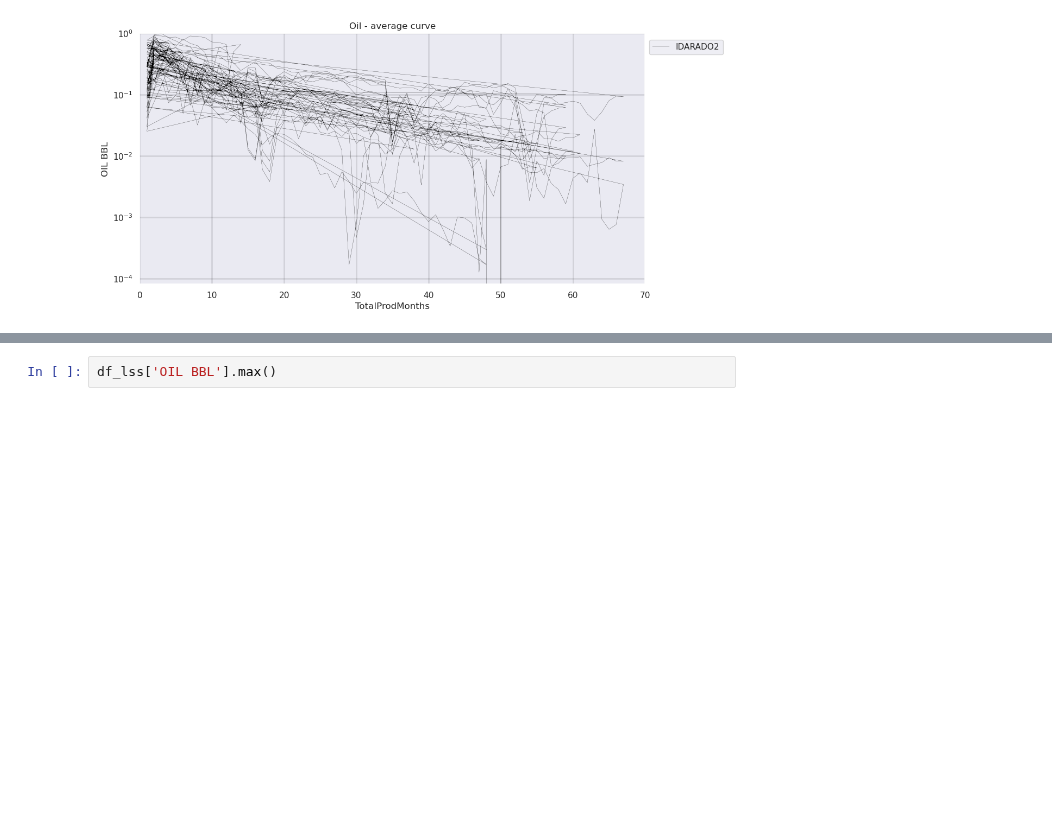
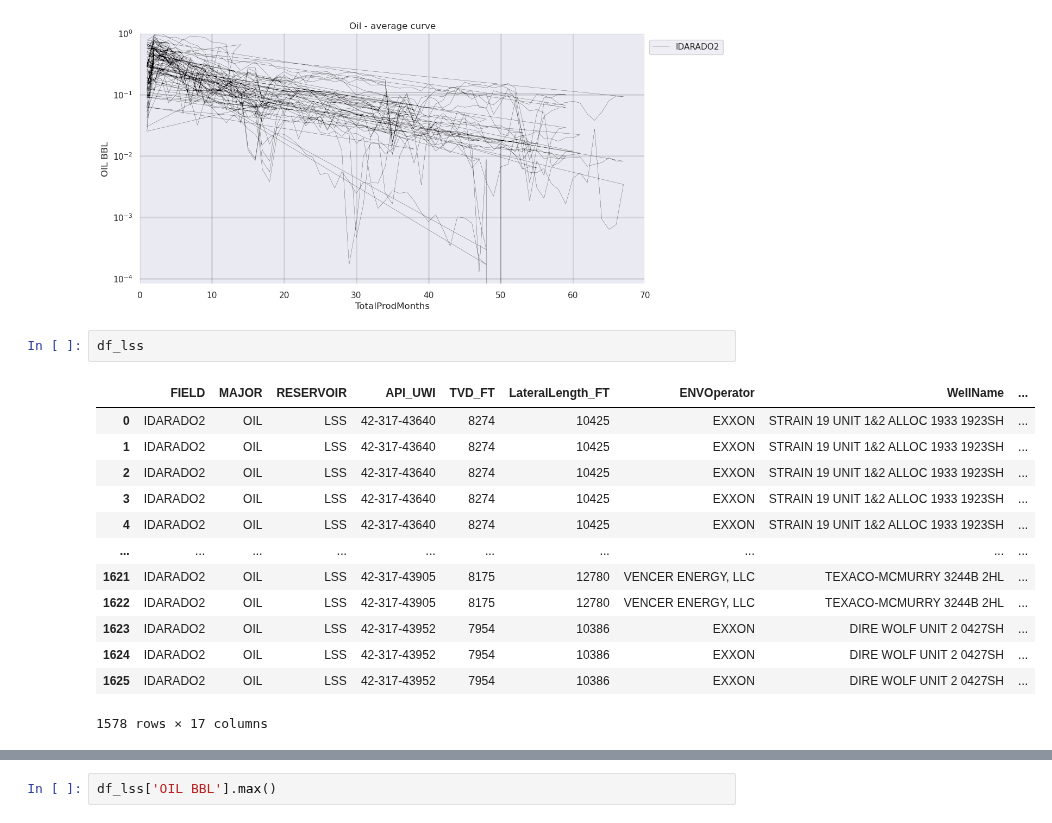
Before and after one commit to dasxgo/rocket-app, a Jupyter notebook: tap_rock_shlitz.ipynb, the cells around one changed output, grey strips where cells are left out. Saved outputs shown, nothing was run; the diff lists cells and outputs as text; blank space fills up the shorter version.

```diff
--- a/tap_rock_shlitz.ipynb
+++ b/tap_rock_shlitz.ipynb
@@ -359,3 +359,19 @@ plt.legend(loc="lower left", bbox_to_anchor=(1,0.9))
 plt.show()
 # %% [output]
 [figure]
+# %%
+df_lss
+# %% [output]
+|  | FIELD | MAJOR | RESERVOIR | API_UWI | TVD_FT | LateralLength_FT | ENVOperator | WellName | ... |
+| 0 | IDARADO2 | OIL | LSS | 42-317-43640 | 8274 | 10425 | EXXON | STRAIN 19 UNIT 1&2 ALLOC 1933 1923SH | ... |
+| 1 | IDARADO2 | OIL | LSS | 42-317-43640 | 8274 | 10425 | EXXON | STRAIN 19 UNIT 1&2 ALLOC 1933 1923SH | ... |
+| 2 | IDARADO2 | OIL | LSS | 42-317-43640 | 8274 | 10425 | EXXON | STRAIN 19 UNIT 1&2 ALLOC 1933 1923SH | ... |
+| 3 | IDARADO2 | OIL | LSS | 42-317-43640 | 8274 | 10425 | EXXON | STRAIN 19 UNIT 1&2 ALLOC 1933 1923SH | ... |
+| 4 | IDARADO2 | OIL | LSS | 42-317-43640 | 8274 | 10425 | EXXON | STRAIN 19 UNIT 1&2 ALLOC 1933 1923SH | ... |
+| ... | ... | ... | ... | ... | ... | ... | ... | ... | ... |
+| 1621 | IDARADO2 | OIL | LSS | 42-317-43905 | 8175 | 12780 | VENCER ENERGY, LLC | TEXACO-MCMURRY 3244B 2HL | ... |
+| 1622 | IDARADO2 | OIL | LSS | 42-317-43905 | 8175 | 12780 | VENCER ENERGY, LLC | TEXACO-MCMURRY 3244B 2HL | ... |
+| 1623 | IDARADO2 | OIL | LSS | 42-317-43952 | 7954 | 10386 | EXXON | DIRE WOLF UNIT 2 0427SH | ... |
+| 1624 | IDARADO2 | OIL | LSS | 42-317-43952 | 7954 | 10386 | EXXON | DIRE WOLF UNIT 2 0427SH | ... |
+| 1625 | IDARADO2 | OIL | LSS | 42-317-43952 | 7954 | 10386 | EXXON | DIRE WOLF UNIT 2 0427SH | ... |
+1578 rows × 17 columns
```
Also changed, not shown: parts of 5 cells of this notebook.
